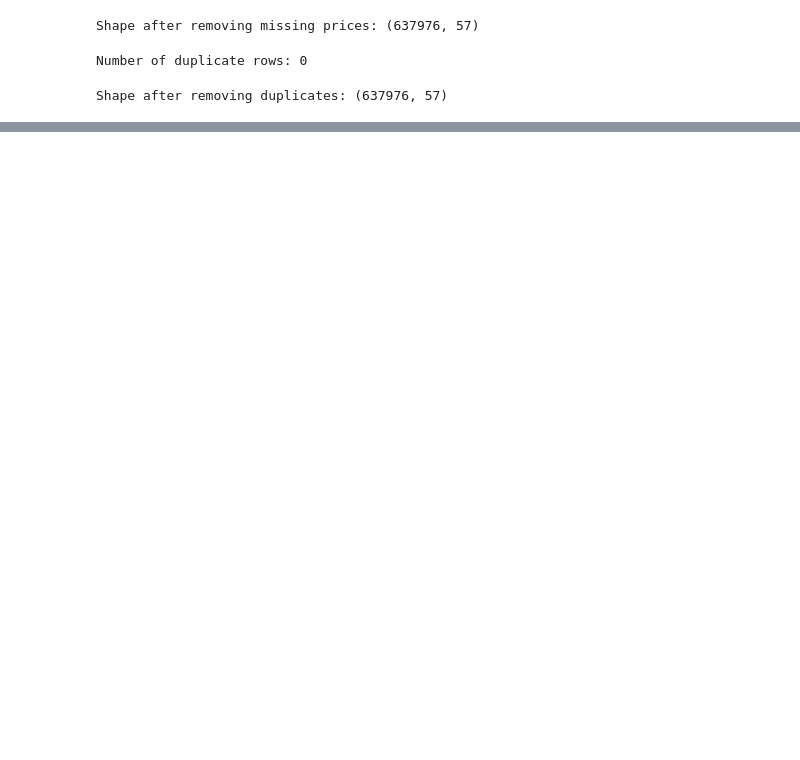
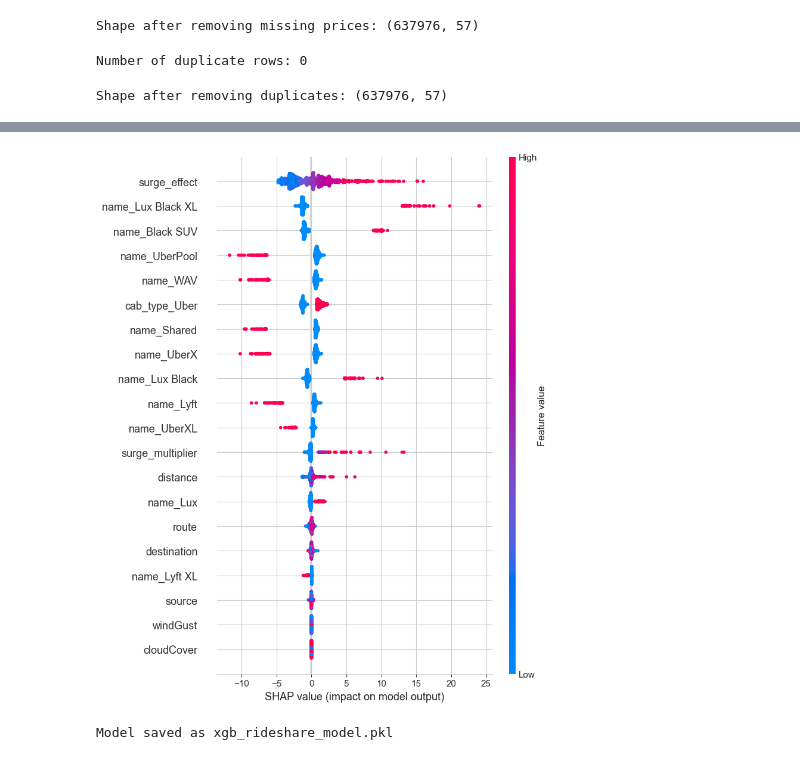
Before and after one commit to JonathanAmponsahBoadu/Uber_ride_price_prediction-with-XGBOOST, a Jupyter notebook: project.ipynb, the cells around one changed output, grey strips where cells are left out. Drawn from its saved outputs; the diff is of its cells as text; code cells hidden in the pictures; blank space fills up the shorter version.

```diff
--- a/project.ipynb
+++ b/project.ipynb
@@ -211,0 +329,6 @@ Final shape: (637976, 74)
+# %%
+xgb_model = xgb.XGBRegressor(
+    objective='reg:squarederror',
+    random_state=42,
+    n_jobs=-1
+)
@@ -211,0 +404,21 @@ Final shape: (637976, 74)
+# %%
+# Ensure numeric dtype for SHAP
+X_train_float = X_train.astype(float)
+X_test_float = X_test.astype(float)
+
+explainer = shap.TreeExplainer(best_model)  # TreeExplainer is best for XGBoost
+shap_values = explainer.shap_values(X_test_float[:1000])  # subset for speed
+
+# Summary plot (global effects)
+shap.summary_plot(shap_values, X_test_float[:1000], feature_names=X_train.columns)
+# %% [output]
+[figure, added]
+# %%
+import joblib
+
+# Save model
+joblib.dump(best_model, "xgb_rideshare_model.pkl")
+
+print("Model saved as xgb_rideshare_model.pkl")
+# %% [output]
+Model saved as xgb_rideshare_model.pkl
```
Also changed, not shown: parts of 60 cells of this notebook, 1 other file.
